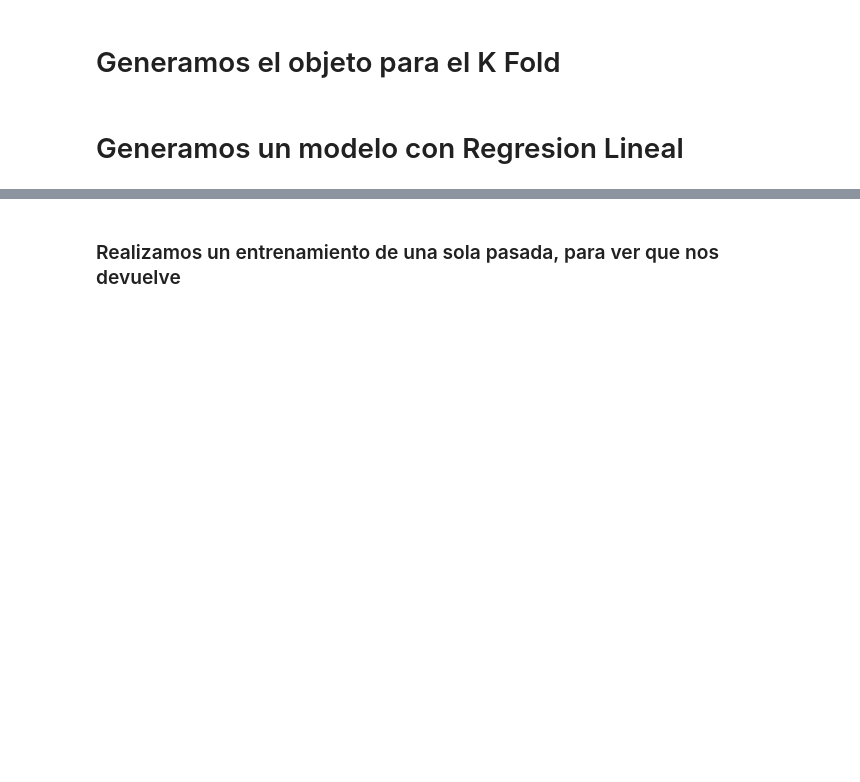
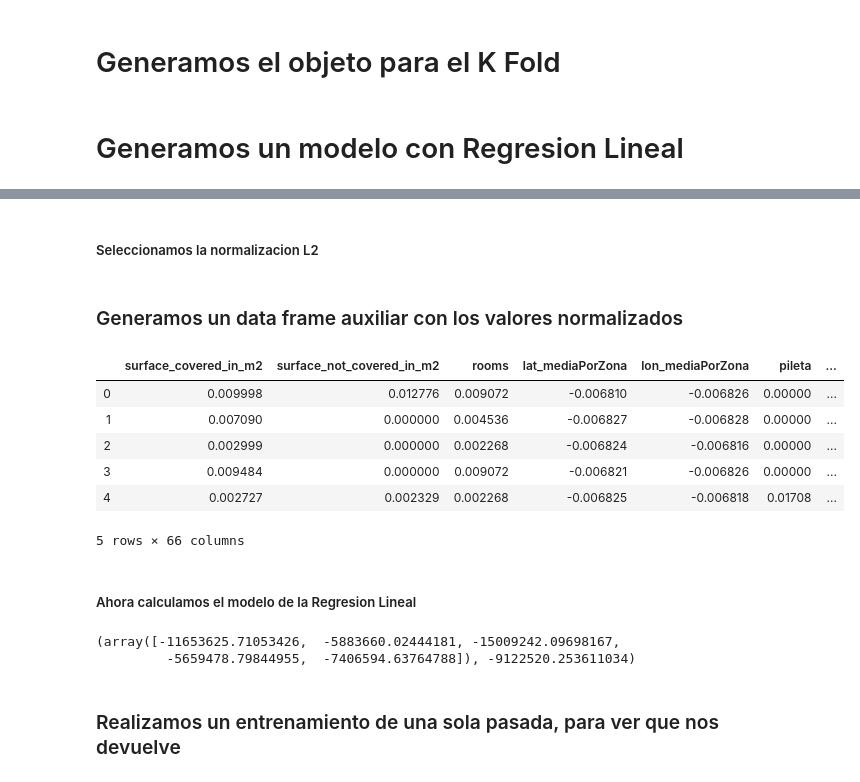
Before and after one commit to rdgagliano/DataScience-Grupo3, a Jupyter notebook: Desafio_2_1.ipynb, the cells around one changed output, grey strips where cells are left out. Drawn from its saved outputs; the diff is of its cells as text; code cells hidden in the pictures; blank space fills up the shorter version.

```diff
--- a/Desafio_2_1.ipynb
+++ b/Desafio_2_1.ipynb
@@ -335,0 +273,2 @@ regresionLineal_scores, regresionLineal_scores.mean()
+# %%
+X_train_norm_l2 = preprocessing.normalize(X_train, norm='l2', axis=0)
@@ -335,0 +293,16 @@ regresionLineal_scores, regresionLineal_scores.mean()
+# %% [markdown]
+##### Seleccionamos la normalizacion L2
+# %% [markdown]
+### Generamos un data frame auxiliar con los valores normalizados
+# %%
+X_train_normalizado = pd.DataFrame(X_train_norm_l2, columns = X_train.columns)
+# %%
+X_train_normalizado.head(5)
+# %% [output]
+|  | surface_covered_in_m2 | surface_not_covered_in_m2 | rooms | lat_mediaPorZona | lon_mediaPorZona | pileta | ... |
+| 0 | 0.009998 | 0.012776 | 0.009072 | -0.006810 | -0.006826 | 0.00000 | ... |
+| 1 | 0.007090 | 0.000000 | 0.004536 | -0.006827 | -0.006828 | 0.00000 | ... |
+| 2 | 0.002999 | 0.000000 | 0.002268 | -0.006824 | -0.006816 | 0.00000 | ... |
+| 3 | 0.009484 | 0.000000 | 0.009072 | -0.006821 | -0.006826 | 0.00000 | ... |
+| 4 | 0.002727 | 0.002329 | 0.002268 | -0.006825 | -0.006818 | 0.01708 | ... |
+5 rows × 66 columns
@@ -336,3 +311,19 @@ regresionLineal_scores, regresionLineal_scores.mean()
+# %% [markdown]
+##### Ahora calculamos el modelo de la Regresion Lineal
+# %%
+# se pueden usar otros scores: MSE, etc, para explicar mejor las decisiones
+#el R2 puede ser muy tecnico
+#para explicar los errores que obtenemos
+
+#verificar tambien los siguientes metodos
+#cross_val_predict (ver documentacion)
+#cross_validate
+regresionLineal_scores = cross_val_score(regresionLineal, X_train_normalizado, y_train, cv=cv, scoring='neg_mean_squared_error')
+
+regresionLineal_scores, regresionLineal_scores.mean()
+# %% [output]
+(array([-11653625.71053426,  -5883660.02444181, -15009242.09698167,
+         -5659478.79844955,  -7406594.63764788]), -9122520.253611034)
 # %% [markdown]
 ### Realizamos un entrenamiento de una sola pasada, para ver que nos devuelve
 # %%
```
Also changed, not shown: parts of 41 cells of this notebook.
